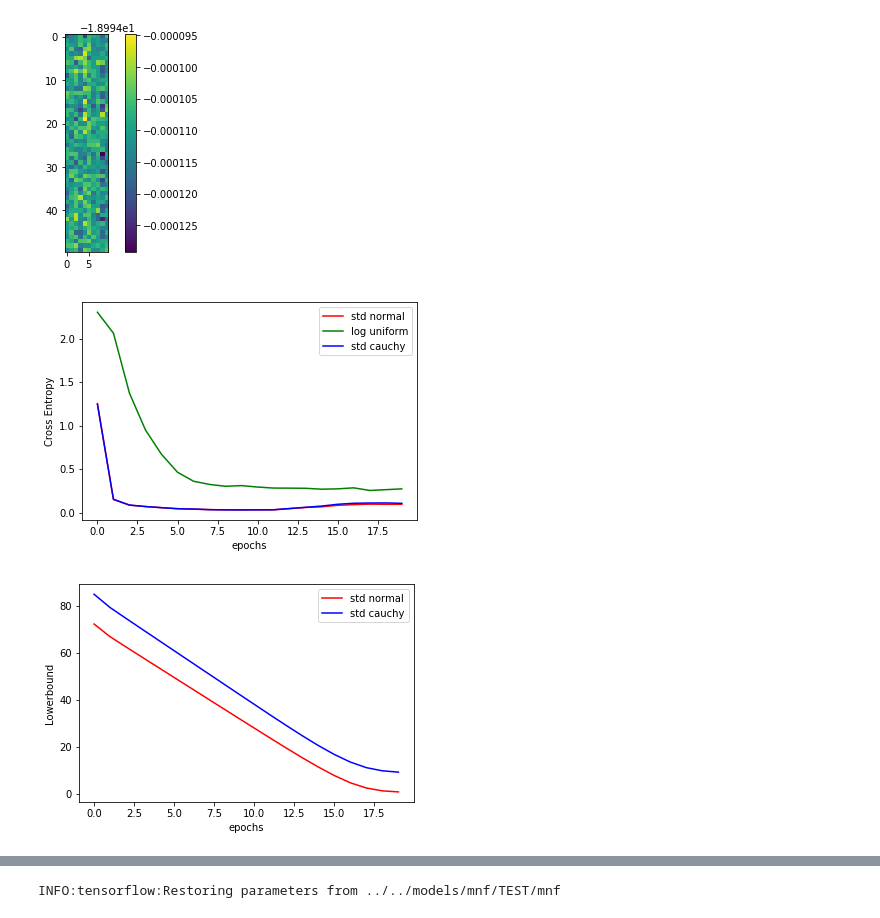
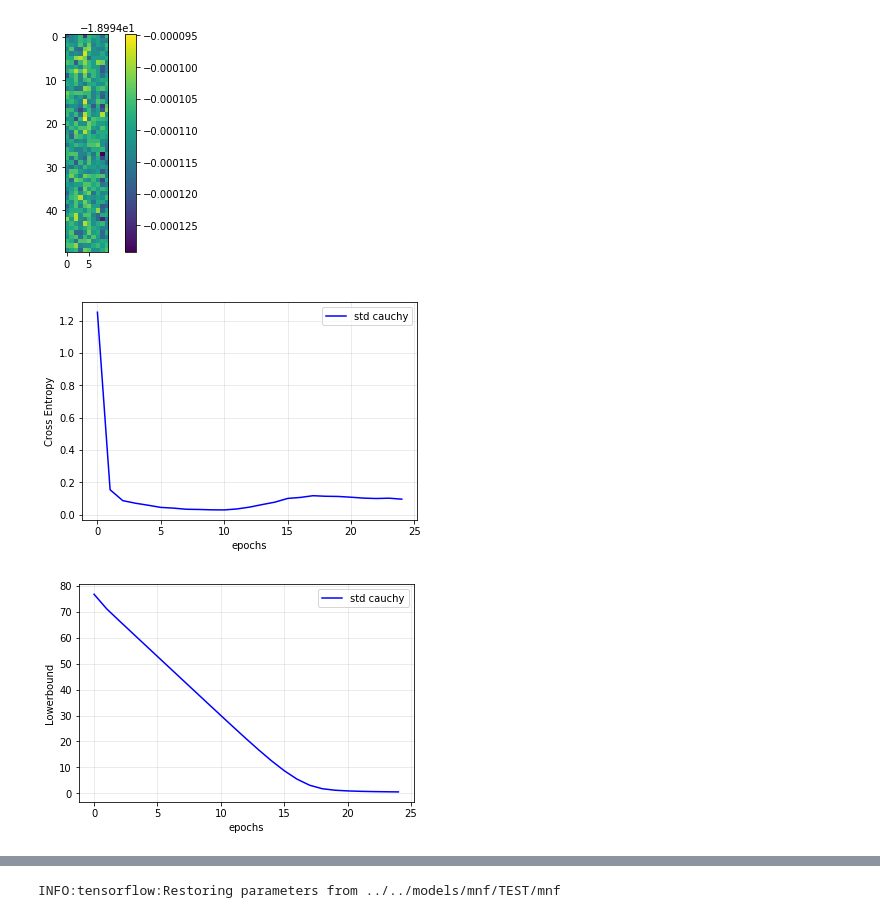
Before and after one commit to akashrajkn/waffles-and-posteriors, a Jupyter notebook: src/mnf/results.ipynb, the cells around one changed output, grey strips where cells are left out. Saved outputs shown, nothing was run; the diff lists cells and outputs as text; code cells hidden in the pictures.

```diff
--- a/src/mnf/results.ipynb
+++ b/src/mnf/results.ipynb
@@ -127,33 +129,35 @@ Number of zeros: 2352/5000
 # %%
 # Entropies and lowerbounds
 
 # std normal
-with open('../../models/mnf/mnist_std_normal', 'rb') as f:
-    dictionary_sn = pickle.load(f)
+# with open('../../models/mnf/mnist_standard_normal', 'rb') as f:
+#     dictionary_sn = pickle.load(f)
 
-# log uniform
-with open('../../models/mnf/mnist_log_uniform', 'rb') as f:
-    dictionary_lu = pickle.load(f)
+# # log uniform
+# with open('../../models/mnf/mnist_log_uniform', 'rb') as f:
+#     dictionary_lu = pickle.load(f)
 
-# std cauchy
+# # std cauchy
 with open('../../models/mnf/mnist_standard_cauchy', 'rb') as f:
     dictionary_sc = pickle.load(f)
 
 
-ax_a = plt.plot(dictionary_sn['entropies'][:20], c='red', label='std normal')
-ax_b = plt.plot(dictionary_lu['entropies'], c='green', label='log uniform')
+plt.grid(alpha=.3)
+# ax_a = plt.plot(dictionary_sn['entropies'], c='red', label='std normal')
+# ax_b = plt.plot(dictionary_lu['entropies'], c='green', label='log uniform')
 ax_c = plt.plot(dictionary_sc['entropies'], c='blue', label='std cauchy')
 plt.legend()
 plt.xlabel('epochs')
 plt.ylabel('Cross Entropy')
 
 plt.figure()
-ax_a = plt.plot(dictionary_sn['lowerbounds'][:20], c='red', label='std normal')
+plt.grid(alpha=.3)
+# ax_a = plt.plot(dictionary_sn['lowerbounds'], c='red', label='std normal')
 ax_c = plt.plot(dictionary_sc['lowerbounds'], c='blue', label='std cauchy')
 plt.legend()
 plt.xlabel('epochs')
 plt.ylabel('Lowerbound')
 plt.savefig('../../results/lowerbound_normal_cauchy.png')
 # %% [output]
-[figure, old version]
+[figure, new version]
-[figure, old version]
+[figure, new version]
```
Also changed, not shown: parts of 9 cells of this notebook, 11 other files.
